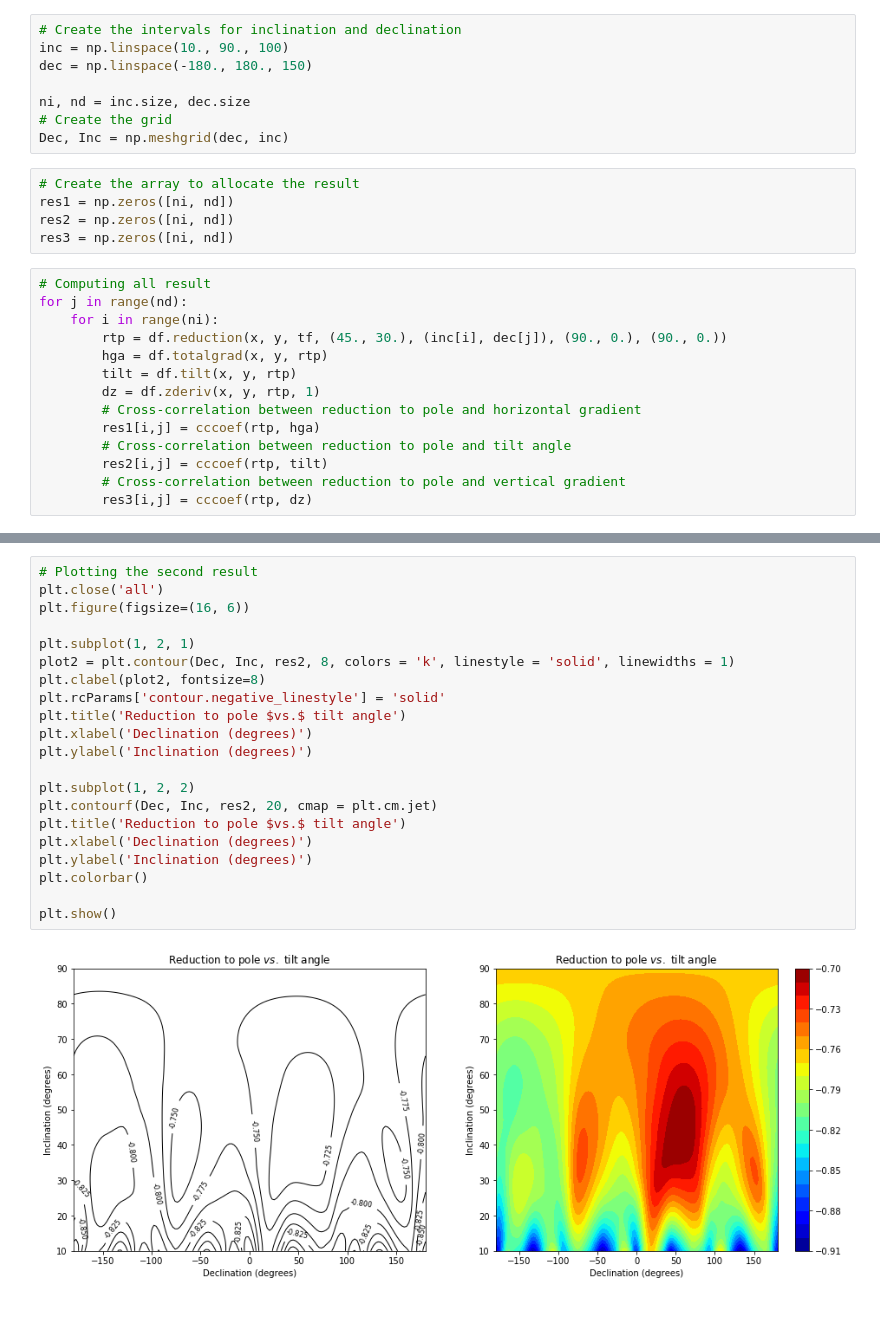
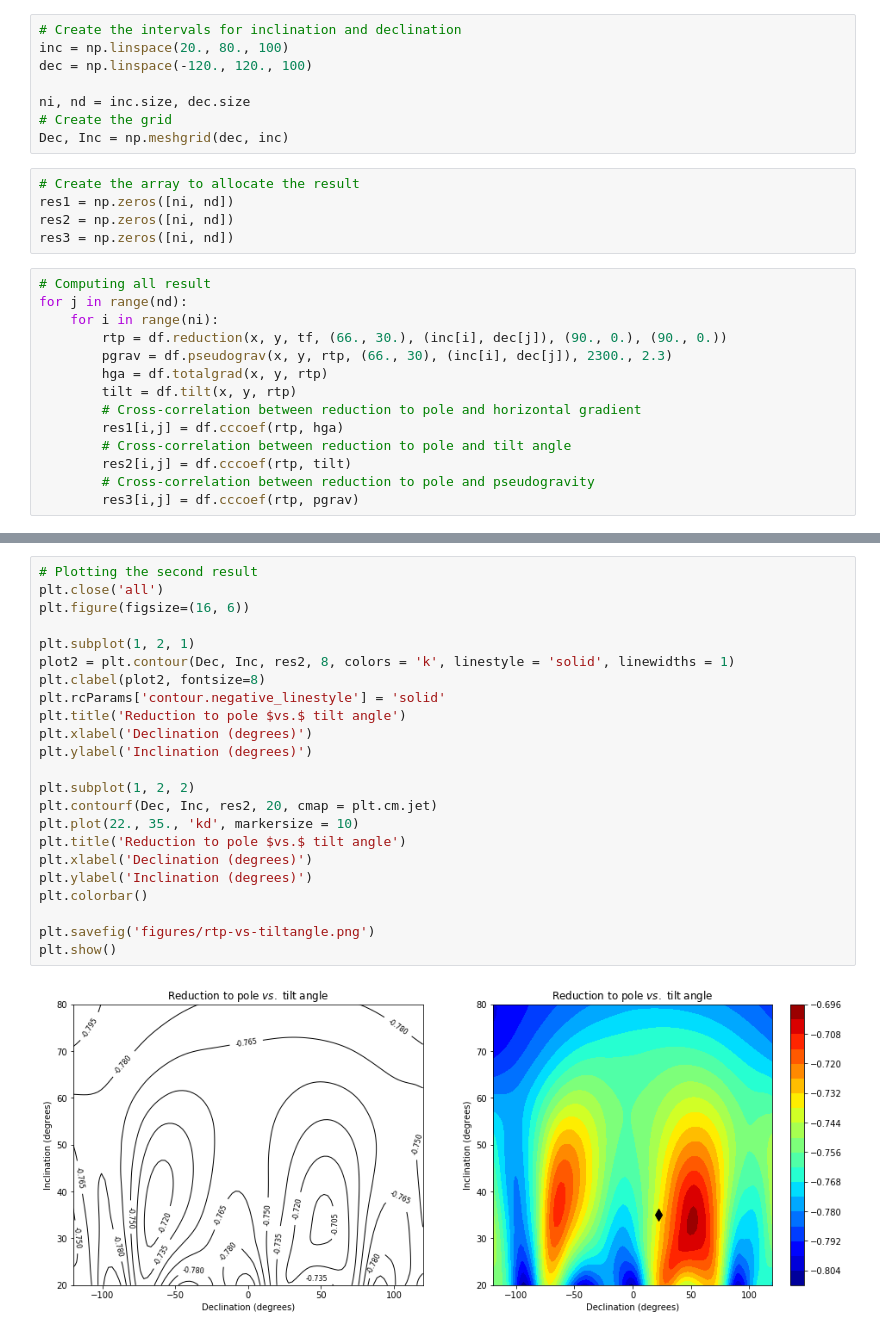
Before and after one commit to nelsondelimar/master, a Jupyter notebook: notebooks/correlation.ipynb, the cells around one changed output, grey strips where cells are left out. Saved outputs shown, nothing was run; the diff lists cells and outputs as text.

Commit message:
Including figures for some cross correlation

```diff
--- a/notebooks/correlation.ipynb
+++ b/notebooks/correlation.ipynb
@@ -118,8 +85,8 @@ plt.show()
 ### Computing the correlation coefficient by using a grid for inclination and declination values
 # %%
 # Create the intervals for inclination and declination
-inc = np.linspace(10., 90., 100)
-dec = np.linspace(-180., 180., 150)
+inc = np.linspace(20., 80., 100)
+dec = np.linspace(-120., 120., 100)
 
 ni, nd = inc.size, dec.size
 # Create the grid
@@ -133,13 +100,13 @@ res3 = np.zeros([ni, nd])
 # Computing all result
 for j in range(nd):
     for i in range(ni):
-        rtp = df.reduction(x, y, tf, (45., 30.), (inc[i], dec[j]), (90., 0.), (90., 0.))
+        rtp = df.reduction(x, y, tf, (66., 30.), (inc[i], dec[j]), (90., 0.), (90., 0.))
+        pgrav = df.pseudograv(x, y, rtp, (66., 30), (inc[i], dec[j]), 2300., 2.3)
         hga = df.totalgrad(x, y, rtp)
         tilt = df.tilt(x, y, rtp)
-        dz = df.zderiv(x, y, rtp, 1)
         # Cross-correlation between reduction to pole and horizontal gradient
-        res1[i,j] = cccoef(rtp, hga)
+        res1[i,j] = df.cccoef(rtp, hga)
         # Cross-correlation between reduction to pole and tilt angle
-        res2[i,j] = cccoef(rtp, tilt)
-        # Cross-correlation between reduction to pole and vertical gradient
-        res3[i,j] = cccoef(rtp, dz)
+        res2[i,j] = df.cccoef(rtp, tilt)
+        # Cross-correlation between reduction to pole and pseudogravity
+        res3[i,j] = df.cccoef(rtp, pgrav)
@@ -169,26 +146,28 @@ plt.show()
 # %%
 # Plotting the second result
 plt.close('all')
 plt.figure(figsize=(16, 6))
 
 plt.subplot(1, 2, 1)
 plot2 = plt.contour(Dec, Inc, res2, 8, colors = 'k', linestyle = 'solid', linewidths = 1)
 plt.clabel(plot2, fontsize=8)
 plt.rcParams['contour.negative_linestyle'] = 'solid'
 plt.title('Reduction to pole $vs.$ tilt angle')
 plt.xlabel('Declination (degrees)')
 plt.ylabel('Inclination (degrees)')
 
 plt.subplot(1, 2, 2)
 plt.contourf(Dec, Inc, res2, 20, cmap = plt.cm.jet)
+plt.plot(22., 35., 'kd', markersize = 10)
 plt.title('Reduction to pole $vs.$ tilt angle')
 plt.xlabel('Declination (degrees)')
 plt.ylabel('Inclination (degrees)')
 plt.colorbar()
 
+plt.savefig('figures/rtp-vs-tiltangle.png')
 plt.show()
 # %% [output]
-[figure, old version]
+[figure, new version]
 # %%
 # Plotting the third result
 plt.close('all')
```
Also changed, not shown: parts of 6 cells of this notebook.
